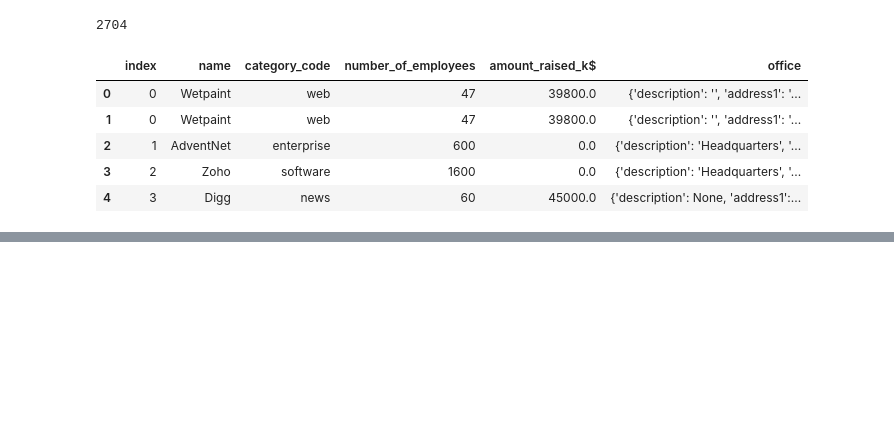
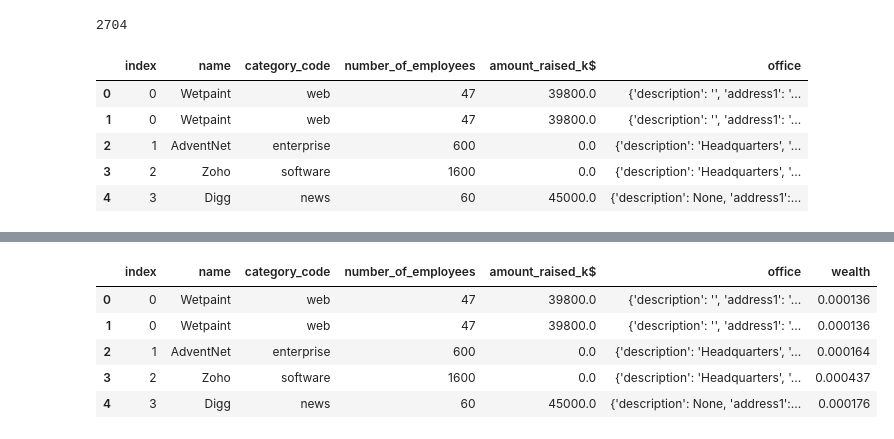
Before and after one commit to aiborra11/Geoquery-project, a Jupyter notebook: My-code/Dataset.ipynb, the cells around one changed output, grey strips where cells are left out. Drawn from its saved outputs; the diff is of its cells as text; code cells hidden in the pictures; blank space fills up the shorter version.

```diff
--- a/My-code/Dataset.ipynb
+++ b/My-code/Dataset.ipynb
@@ -284,3 +284,12 @@ office_merged.sort_values('wealth', ascending = False).head(10)
 | 95 | 89 | Sony | hardware | 180500 | 0.0 | {'description': '', 'address1': '... | 0.049354 |
 | 439 | 432 | LG | hardware | 177000 | 0.0 | {'description': '', 'address1': '... | 0.048397 |
 | 764 | 748 | VMware | software | 13500 | 369000.0 | {'description': None, 'address1':... | 0.047317 |
+# %%
+office_merged.head()
+# %% [output]
+|  | index | name | category_code | number_of_employees | amount_raised_k$ | office | wealth |
+| 0 | 0 | Wetpaint | web | 47 | 39800.0 | {'description': '', 'address1': '... | 0.000136 |
+| 1 | 0 | Wetpaint | web | 47 | 39800.0 | {'description': '', 'address1': '... | 0.000136 |
+| 2 | 1 | AdventNet | enterprise | 600 | 0.0 | {'description': 'Headquarters', '... | 0.000164 |
+| 3 | 2 | Zoho | software | 1600 | 0.0 | {'description': 'Headquarters', '... | 0.000437 |
+| 4 | 3 | Digg | news | 60 | 45000.0 | {'description': None, 'address1':... | 0.000176 |
```
Also changed, not shown: parts of 8 cells of this notebook, 1 other file.
